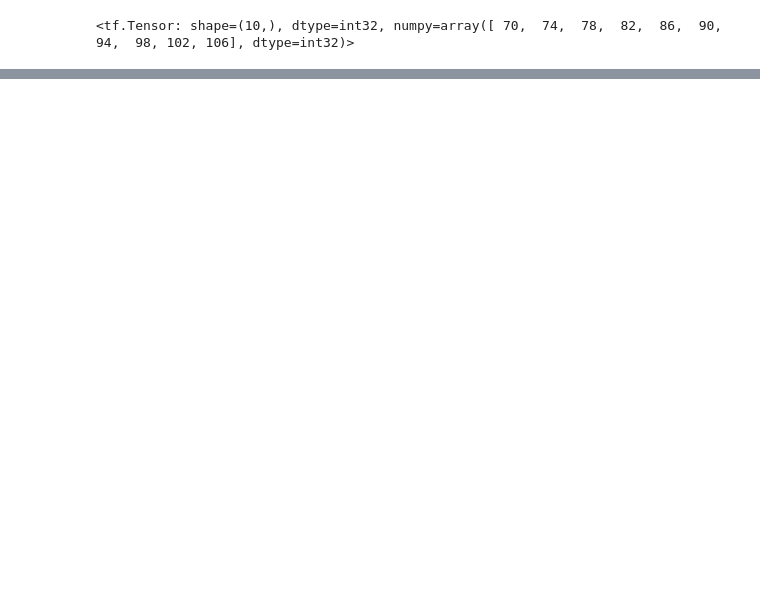
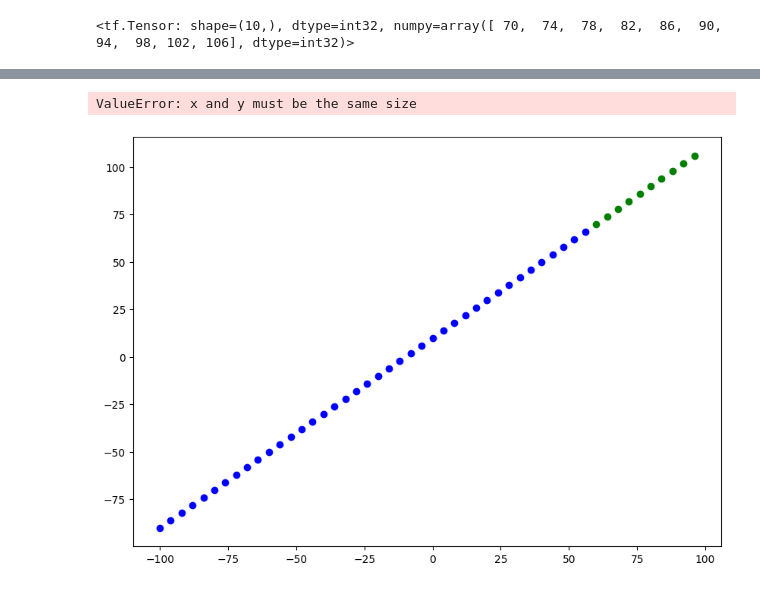
Before and after one commit to Gaurangg1404/learning-AI-ML, a Jupyter notebook: tensorflow_day2.ipynb, the cells around one changed output, grey strips where cells are left out. Cells and saved outputs as stored; diff of their text form; code cells hidden in the pictures; blank space fills up the shorter version.

```diff
--- a/tensorflow_day2.ipynb
+++ b/tensorflow_day2.ipynb
@@ -365,0 +549,4 @@ plot_predictions(train_data = x_train,
+# %%
+y_preds_1 = model_1.predict(x_test)
+plot_predictions(predictions = y_preds_1)
+# %% [output]
@@ -365,0 +554,2 @@ plot_predictions(train_data = x_train,
+ValueError: x and y must be the same size
+[figure, added]
```
Also changed, not shown: parts of 82 cells of this notebook.
